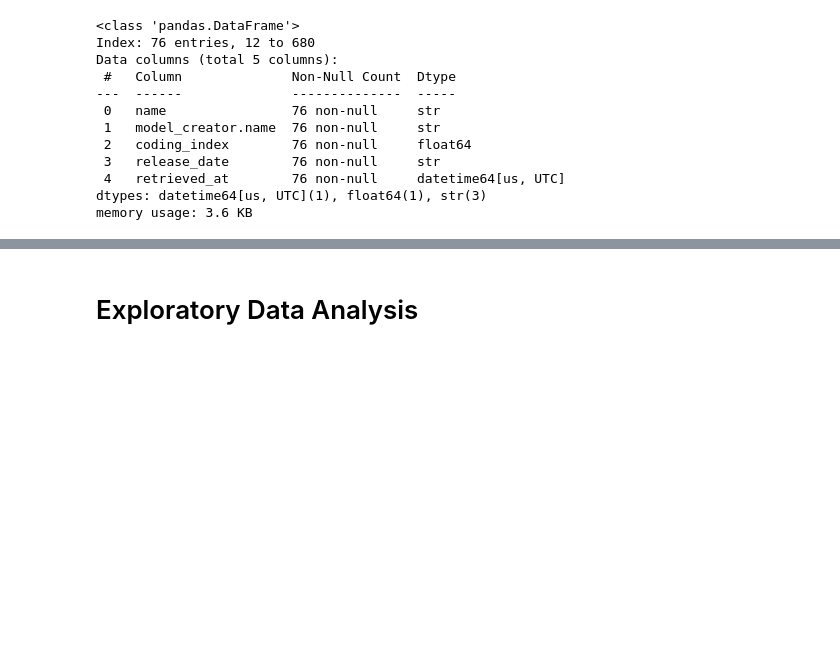
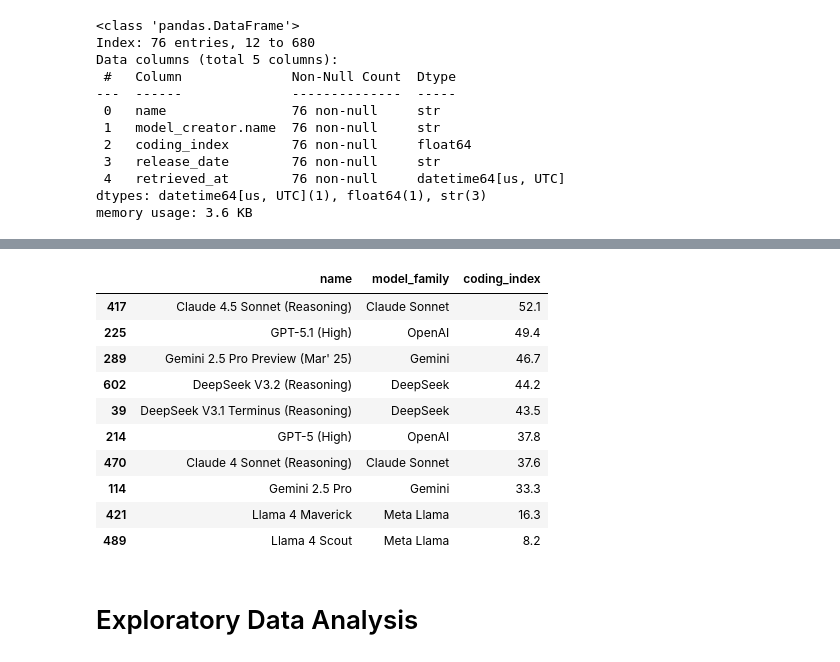
Before and after one commit to IT4063C-Fall2026/data-tech-analytics-final-project-canhkhoqua, a Jupyter notebook: source.ipynb, the cells around one changed output, grey strips where cells are left out. Cells and saved outputs as stored; diff of their text form; code cells hidden in the pictures; blank space fills up the shorter version.

```diff
--- a/source.ipynb
+++ b/source.ipynb
@@ -509,0 +576,26 @@ memory usage: 3.6 KB
+# %%
+benchmark_family_df = model_scores_df.copy()
+
+# Group models using provider name
+benchmark_family_df["model_family"] = (benchmark_family_df["model_creator.name"].map({
+    "OpenAI": "OpenAI",
+    "DeepSeek": "DeepSeek",
+    "Meta": "Meta Llama"
+}))
+
+# Group Gemini Flash and Pro versions together
+benchmark_family_df.loc[benchmark_family_df["name"].str.startswith("Gemini")
+                        & benchmark_family_df["name"].str.contains("Flash|Pro"),
+                        "model_family"] = "Gemini"
+
+# The survey only includes Claude Sonnet.
+benchmark_family_df.loc[benchmark_family_df["name"].str.contains("Sonnet")
+    & benchmark_family_df["model_creator.name"].eq("Anthropic"),
+    "model_family"] = "Claude Sonnet"
+
+# Choose model release in 2025
+benchmark_family_df = benchmark_family_df[benchmark_family_df['release_date'].between('2025-01-01', '2025-12-31')].copy()
+
+benchmark_family_df = benchmark_family_df.dropna(subset=["model_family"]).copy()
+
+benchmark_family_df[["name", "model_family", "coding_index", "release_date"]].sample(5)
@@ -510,3 +609,21 @@ memory usage: 3.6 KB
+# %%
+# Keep five highest score model per model family
+top5_benchmark_df = (benchmark_family_df.sort_values("coding_index", ascending=False)
+                     .groupby("model_family")
+                     .head(2))
+top5_benchmark_df[["name", "model_family", "coding_index"]]
+# %% [output]
+|  | name | model_family | coding_index |
+| 417 | Claude 4.5 Sonnet (Reasoning) | Claude Sonnet | 52.1 |
+| 225 | GPT-5.1 (High) | OpenAI | 49.4 |
+| 289 | Gemini 2.5 Pro Preview (Mar' 25) | Gemini | 46.7 |
+| 602 | DeepSeek V3.2 (Reasoning) | DeepSeek | 44.2 |
+| 39 | DeepSeek V3.1 Terminus (Reasoning) | DeepSeek | 43.5 |
+| 214 | GPT-5 (High) | OpenAI | 37.8 |
+| 470 | Claude 4 Sonnet (Reasoning) | Claude Sonnet | 37.6 |
+| 114 | Gemini 2.5 Pro | Gemini | 33.3 |
+| 421 | Llama 4 Maverick | Meta Llama | 16.3 |
+| 489 | Llama 4 Scout | Meta Llama | 8.2 |
 # %% [markdown]
 # Exploratory Data Analysis
 # %% [markdown]
```
Also changed, not shown: parts of 7 cells of this notebook.
